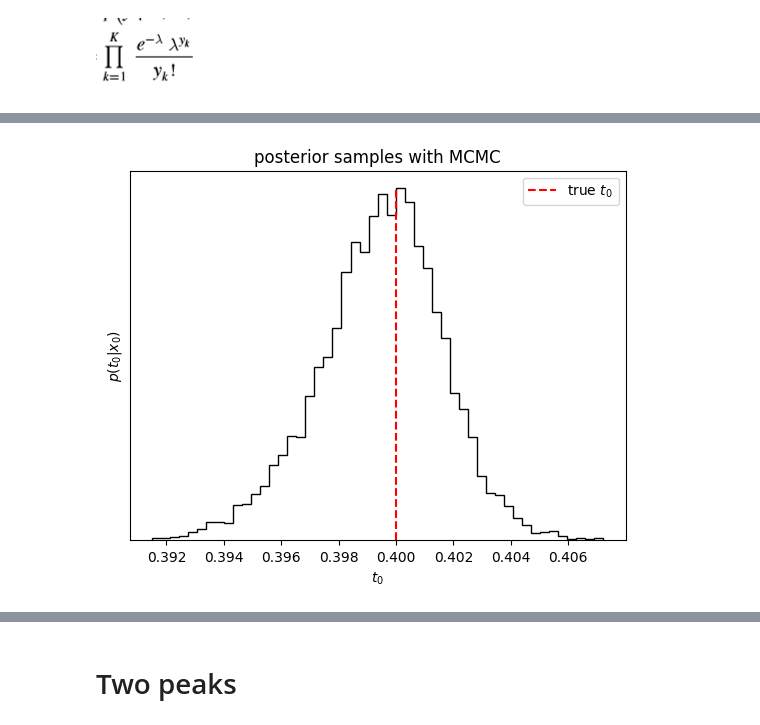
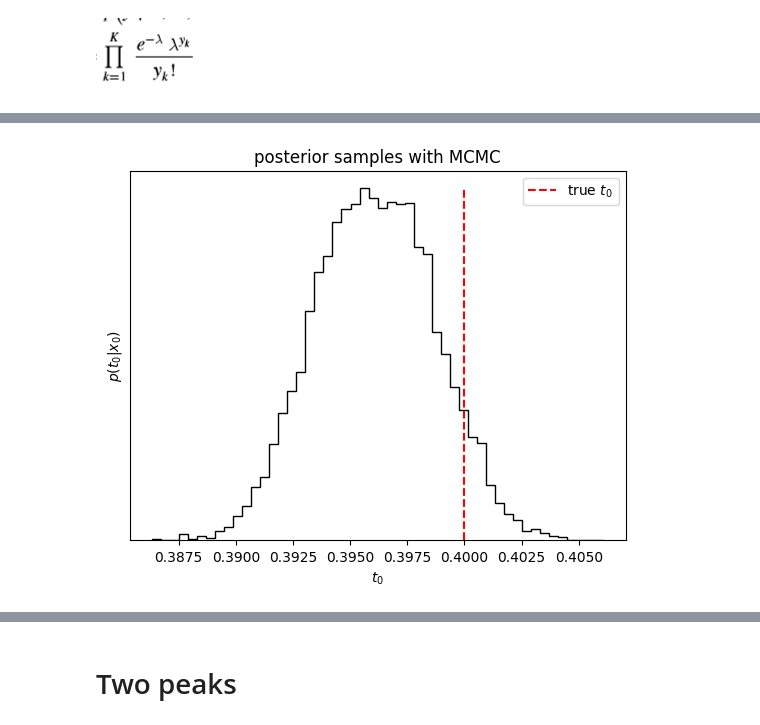
Before and after one commit to Ninavd/FRB-flow, a Jupyter notebook: notebooks/simple_model.ipynb, the cells around one changed output, grey strips where cells are left out. Cells and saved outputs as stored; diff of their text form; code cells hidden in the pictures.

```diff
--- a/notebooks/simple_model.ipynb
+++ b/notebooks/simple_model.ipynb
@@ -33,3 +37,0 @@ x_model, x_counts = simulate_burst(
-# %%
-plot_simulated_burst(time, x_counts, x_model)
-plt.show()
@@ -38,14 +43,24 @@ plt.show()
 # %%
-def log_likelihood(t0: float, x_counts: Iterable[int]) -> float:
+def log_likelihood(t0: float, modelparams, x_counts: Iterable[int]) -> float:
     """
     $ln(p(x_{counts} | t0)$
     natural logarithm of poisson likelihood.
     """
 
     L = 0
-    # true rate
-    model_counts = combined_twoexp(time, [t0], [amp], [rise], [skew], ybkg)
 
+    # update model parameters
+    modelparams['burstparams']['t0'] = [t0]
+
+    # find noise-free flux
+    model_counts = Model(
+        time       = modelparams['time'],
+        ncomp      = modelparams['ncomp'],
+        burstparams= modelparams['burstparams'],
+        ybkg       = modelparams['ybkg']
+    ).get_flux()
+
+    # likelihood of the observed counts under this model
     L = (
         -1 * np.sum(np.log(model_counts))
         + np.sum(x_counts * np.log(model_counts))
@@ -55,9 +70,18 @@ def log_likelihood(t0: float, x_counts: Iterable[int]) -> float:
     # TODO: Compare w/ likelihood function of Daniela
     return L
 
-true_t0 = t0
+true_t0 = simulator.get_true('t0')
+
+modelparams = {
+    'time' : time,
+    'ncomp': N,
+    'burstparams': burstparams,
+    'ybkg': ybkg
+}
+
 t0s = np.linspace(0, 1, 50)
-likelihoods = [log_likelihood(t0, x_counts) for t0 in t0s]
+likelihoods = [log_likelihood(t0, modelparams, simulator.simulated_counts) for t0 in t0s]
+
 plt.plot(t0s, likelihoods)
 plt.title("log likehood of peak time")
 plt.ylabel("$\mathcal{L}(p(x_0 | t_0)$")
@@ -86,7 +110,7 @@ def log_prob(t0: Iterable[float], *args) -> float:
     return log_likelihood(t0, *args)
 
 # https://emcee.readthedocs.io/en/stable/tutorials/quickstart/
-sampler = emcee.EnsembleSampler(nwalkers, ndim, log_prob, args=[x_counts])
+sampler = emcee.EnsembleSampler(nwalkers, ndim, log_prob, args=[modelparams, x_counts])
 # %%
 # burn-in
 burn_steps = 100
@@ -119,18 +143,18 @@ State([[0.40076847]
 # %%
 samples = sampler.get_chain(flat=True)
 
 frequencies, _, _ = plt.hist(samples[:, 0], 50, color="k", histtype="step")
-plt.vlines([true_t0],  ymin=0, ymax=max(frequencies), linestyles="dashed", color ='red', label='true $t_0$')
+plt.vlines(true_t0,  ymin=0, ymax=max(frequencies), linestyles="dashed", color ='red', label='true $t_0$')
 
 plt.title("posterior samples with MCMC")
 plt.xlabel("$t_0$")
 plt.ylabel("$p(t_0 | x_0)$")
 plt.gca().set_yticks([])
 
 plt.legend()
 plt.show()
 # %% [output]
-[figure, old version]
+[figure, new version]
 # %%
 print(
     "Mean acceptance fraction: {0:.3f}".format(
```
Also changed, not shown: parts of 19 cells of this notebook, 2 other files.
